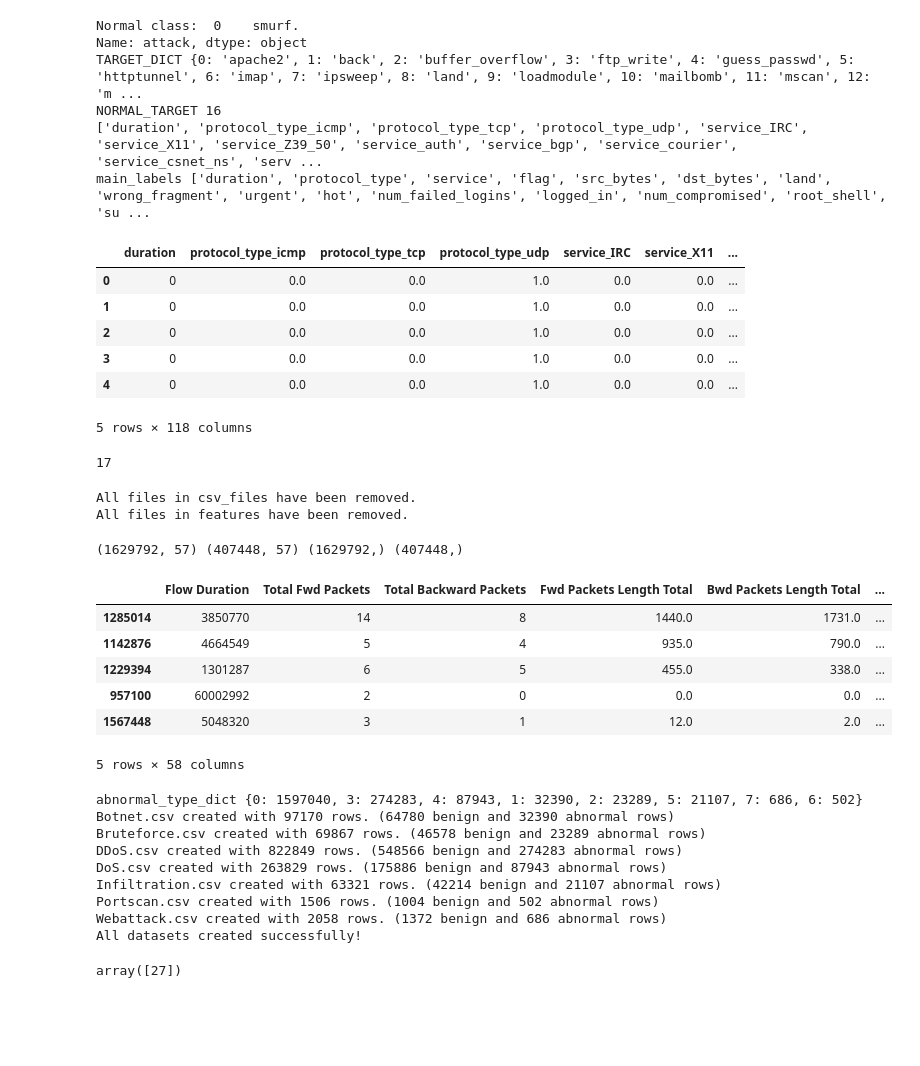
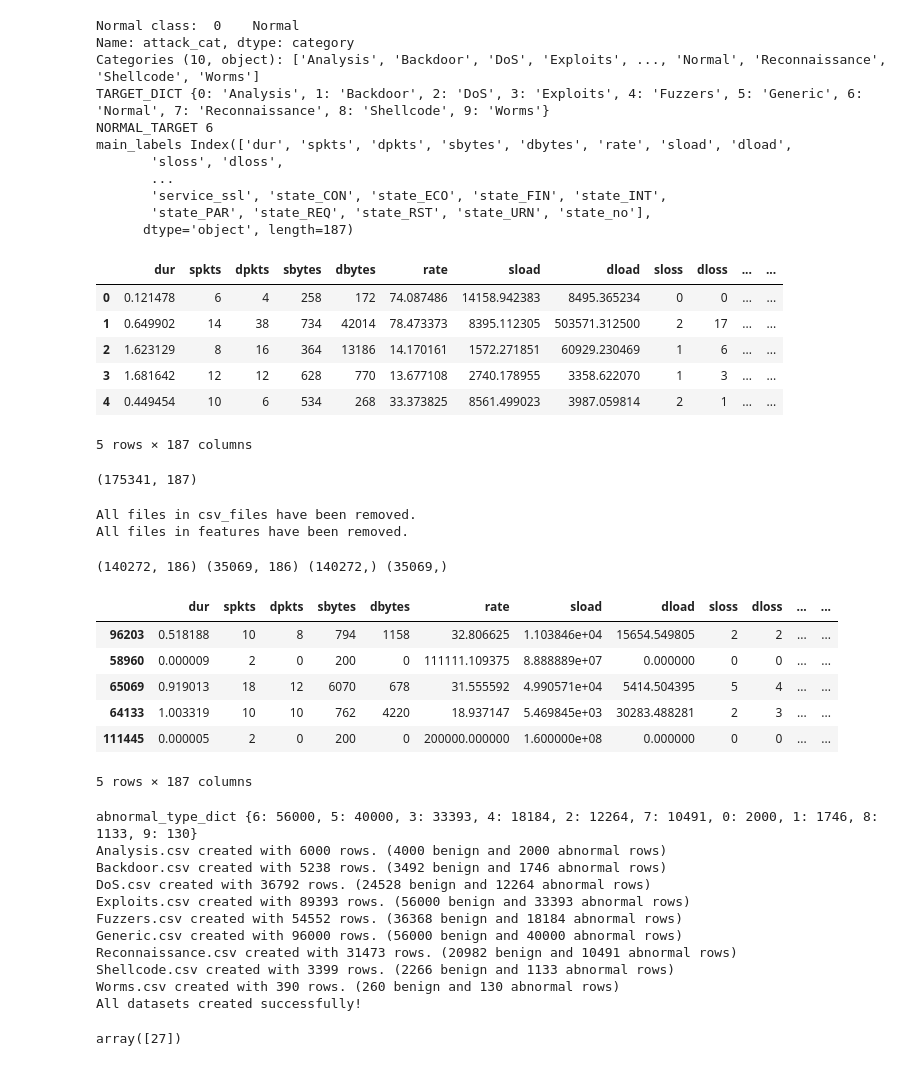
Before and after one commit to brinashong/CS5344_Project, a Jupyter notebook: work/pipeline.ipynb, the cells around one changed output. Saved outputs shown, nothing was run; the diff lists cells and outputs as text; code cells hidden in the pictures; blank space fills up the shorter version.

```diff
--- a/work/pipeline.ipynb
+++ b/work/pipeline.ipynb
@@ -32,34 +33,40 @@ TEST_COUNT = 500
 # %%
 # Should already be one hot encoded and label encoded
 # all_df, main_labels, config = get_processed_covtype_df()
+# all_df, main_labels, config = get_processed_kdd_df()
 # all_df, main_labels, config = get_processed_cicids_df()
-all_df, main_labels, config = get_processed_kdd_df()
+all_df, main_labels, config = get_processed_unsw_df()
 TARGET_COLUMN = config['TARGET_COLUMN']
 NORMAL_TARGET = config['NORMAL_TARGET']
 TARGET_DICT = config['TARGET_DICT']
 INV_TARGET_DICT = config['INV_TARGET_DICT']
 NUMERICAL_COLUMNS = config['NUMERICAL_COLUMNS']
 CATEGORICAL_COLUMNS = config['CATEGORICAL_COLUMNS']
 ORDINAL_COLUMNS = config['ORDINAL_COLUMNS']
 all_df.head()
 # %% [output]
-Normal class:  0    smurf.
-Name: attack, dtype: object
-TARGET_DICT {0: 'apache2', 1: 'back', 2: 'buffer_overflow', 3: 'ftp_write', 4: 'guess_passwd', 5: 'httptunnel', 6: 'imap', 7: 'ipsweep', 8: 'land', 9: 'loadmodule', 10: 'mailbomb', 11: 'mscan', 12: 'm ...
-NORMAL_TARGET 16
-['duration', 'protocol_type_icmp', 'protocol_type_tcp', 'protocol_type_udp', 'service_IRC', 'service_X11', 'service_Z39_50', 'service_auth', 'service_bgp', 'service_courier', 'service_csnet_ns', 'serv ...
-main_labels ['duration', 'protocol_type', 'service', 'flag', 'src_bytes', 'dst_bytes', 'land', 'wrong_fragment', 'urgent', 'hot', 'num_failed_logins', 'logged_in', 'num_compromised', 'root_shell', 'su ...
+Normal class:  0    Normal
+Name: attack_cat, dtype: category
+Categories (10, object): ['Analysis', 'Backdoor', 'DoS', 'Exploits', ..., 'Normal', 'Reconnaissance', 'Shellcode', 'Worms']
+TARGET_DICT {0: 'Analysis', 1: 'Backdoor', 2: 'DoS', 3: 'Exploits', 4: 'Fuzzers', 5: 'Generic', 6: 'Normal', 7: 'Reconnaissance', 8: 'Shellcode', 9: 'Worms'}
+NORMAL_TARGET 6
+main_labels Index(['dur', 'spkts', 'dpkts', 'sbytes', 'dbytes', 'rate', 'sload', 'dload',
+       'sloss', 'dloss',
+       ...
+       'service_ssl', 'state_CON', 'state_ECO', 'state_FIN', 'state_INT',
+       'state_PAR', 'state_REQ', 'state_RST', 'state_URN', 'state_no'],
+      dtype='object', length=187)
-|  | duration | protocol_type_icmp | protocol_type_tcp | protocol_type_udp | service_IRC | service_X11 | ... |
-| 0 | 0 | 0.0 | 0.0 | 1.0 | 0.0 | 0.0 | ... |
-| 1 | 0 | 0.0 | 0.0 | 1.0 | 0.0 | 0.0 | ... |
-| 2 | 0 | 0.0 | 0.0 | 1.0 | 0.0 | 0.0 | ... |
-| 3 | 0 | 0.0 | 0.0 | 1.0 | 0.0 | 0.0 | ... |
-| 4 | 0 | 0.0 | 0.0 | 1.0 | 0.0 | 0.0 | ... |
+|  | dur | spkts | dpkts | sbytes | dbytes | rate | sload | dload | sloss | dloss | ... | ... |
+| 0 | 0.121478 | 6 | 4 | 258 | 172 | 74.087486 | 14158.942383 | 8495.365234 | 0 | 0 | ... | ... |
+| 1 | 0.649902 | 14 | 38 | 734 | 42014 | 78.473373 | 8395.112305 | 503571.312500 | 2 | 17 | ... | ... |
+| 2 | 1.623129 | 8 | 16 | 364 | 13186 | 14.170161 | 1572.271851 | 60929.230469 | 1 | 6 | ... | ... |
+| 3 | 1.681642 | 12 | 12 | 628 | 770 | 13.677108 | 2740.178955 | 3358.622070 | 1 | 3 | ... | ... |
+| 4 | 0.449454 | 10 | 6 | 534 | 268 | 33.373825 | 8561.499023 | 3987.059814 | 2 | 1 | ... | ... |
-5 rows × 118 columns
+5 rows × 187 columns
 # %%
 all_df.shape
 # %% [output]
-17
+(175341, 187)
 # %%
 # Create a folder to save the CSVs
 remove_files_from_directory(OUTPUT_FOLDER)
@@ -81,17 +88,17 @@ y_df = all_df[TARGET_COLUMN]
 X_train_df, X_test_df, y_train_df, y_test_df = train_test_split(X_df, y_df, test_size=0.2, random_state=42)
 print(X_train_df.shape, X_test_df.shape, y_train_df.shape, y_test_df.shape)
 # %% [output]
-(1629792, 57) (407448, 57) (1629792,) (407448,)
+(140272, 186) (35069, 186) (140272,) (35069,)
 # %%
 # Concatenate X_train and y_train along the columns (axis=1)
 X_y_train_df = pd.concat([X_train_df, y_train_df], axis=1)
 X_y_train_df.head()
 # %% [output]
-|  | Flow Duration | Total Fwd Packets | Total Backward Packets | Fwd Packets Length Total | Bwd Packets Length Total | ... |
-| 1285014 | 3850770 | 14 | 8 | 1440.0 | 1731.0 | ... |
-| 1142876 | 4664549 | 5 | 4 | 935.0 | 790.0 | ... |
-| 1229394 | 1301287 | 6 | 5 | 455.0 | 338.0 | ... |
-| 957100 | 60002992 | 2 | 0 | 0.0 | 0.0 | ... |
-| 1567448 | 5048320 | 3 | 1 | 12.0 | 2.0 | ... |
+|  | dur | spkts | dpkts | sbytes | dbytes | rate | sload | dload | sloss | dloss | ... | ... |
+| 96203 | 0.518188 | 10 | 8 | 794 | 1158 | 32.806625 | 1.103846e+04 | 15654.549805 | 2 | 2 | ... | ... |
+| 58960 | 0.000009 | 2 | 0 | 200 | 0 | 111111.109375 | 8.888889e+07 | 0.000000 | 0 | 0 | ... | ... |
+| 65069 | 0.919013 | 18 | 12 | 6070 | 678 | 31.555592 | 4.990571e+04 | 5414.504395 | 5 | 4 | ... | ... |
+| 64133 | 1.003319 | 10 | 10 | 762 | 4220 | 18.937147 | 5.469845e+03 | 30283.488281 | 2 | 3 | ... | ... |
+| 111445 | 0.000005 | 2 | 0 | 200 | 0 | 200000.000000 | 1.600000e+08 | 0.000000 | 0 | 0 | ... | ... |
-5 rows × 58 columns
+5 rows × 187 columns
 # %%
@@ -113,7 +115,7 @@ benign = 2359289
 abnormal_type_counts = all_df[TARGET_COLUMN].value_counts()
 abnormal_type_dict = abnormal_type_counts.to_dict()
 print('abnormal_type_dict', abnormal_type_dict)
-
+target_index = all_df.columns.get_loc(TARGET_COLUMN)
 benign_ratio = 2  # Adjust this ratio as needed
 min_benign_samples = 50  # Ensure at least 50 benign samples are always included
 
@@ -145,11 +147,11 @@ for label, name in TARGET_DICT.items():
                 k = line.strip().split(",")  # Strip newline and split the line
 
                 # Collect normal rows
-                if int(k[-1]) == NORMAL_TARGET:
+                if int(k[target_index]) == NORMAL_TARGET:
                     benign_rows.append(line)
 
                 # Collect abnormal rows that match the current label
-                elif int(k[-1]) == label:
+                elif int(k[target_index]) == label:
                     abnormal_rows.append(line)
 
         # Randomly sample benign rows
@@ -175,14 +177,16 @@ for label, name in TARGET_DICT.items():
 
 print("All datasets created successfully!")
 # %% [output]
-abnormal_type_dict {0: 1597040, 3: 274283, 4: 87943, 1: 32390, 2: 23289, 5: 21107, 7: 686, 6: 502}
-Botnet.csv created with 97170 rows. (64780 benign and 32390 abnormal rows)
-Bruteforce.csv created with 69867 rows. (46578 benign and 23289 abnormal rows)
-DDoS.csv created with 822849 rows. (548566 benign and 274283 abnormal rows)
-DoS.csv created with 263829 rows. (175886 benign and 87943 abnormal rows)
-Infiltration.csv created with 63321 rows. (42214 benign and 21107 abnormal rows)
-Portscan.csv created with 1506 rows. (1004 benign and 502 abnormal rows)
-Webattack.csv created with 2058 rows. (1372 benign and 686 abnormal rows)
+abnormal_type_dict {6: 56000, 5: 40000, 3: 33393, 4: 18184, 2: 12264, 7: 10491, 0: 2000, 1: 1746, 8: 1133, 9: 130}
+Analysis.csv created with 6000 rows. (4000 benign and 2000 abnormal rows)
+Backdoor.csv created with 5238 rows. (3492 benign and 1746 abnormal rows)
+DoS.csv created with 36792 rows. (24528 benign and 12264 abnormal rows)
+Exploits.csv created with 89393 rows. (56000 benign and 33393 abnormal rows)
+Fuzzers.csv created with 54552 rows. (36368 benign and 18184 abnormal rows)
+Generic.csv created with 96000 rows. (56000 benign and 40000 abnormal rows)
+Reconnaissance.csv created with 31473 rows. (20982 benign and 10491 abnormal rows)
+Shellcode.csv created with 3399 rows. (2266 benign and 1133 abnormal rows)
+Worms.csv created with 390 rows. (260 benign and 130 abnormal rows)
 All datasets created successfully!
 # %%
 # tdf = pd.read_csv('csv_files/smurf.csv')
```
Also changed, not shown: parts of 4 cells of this notebook, 8 other files.
